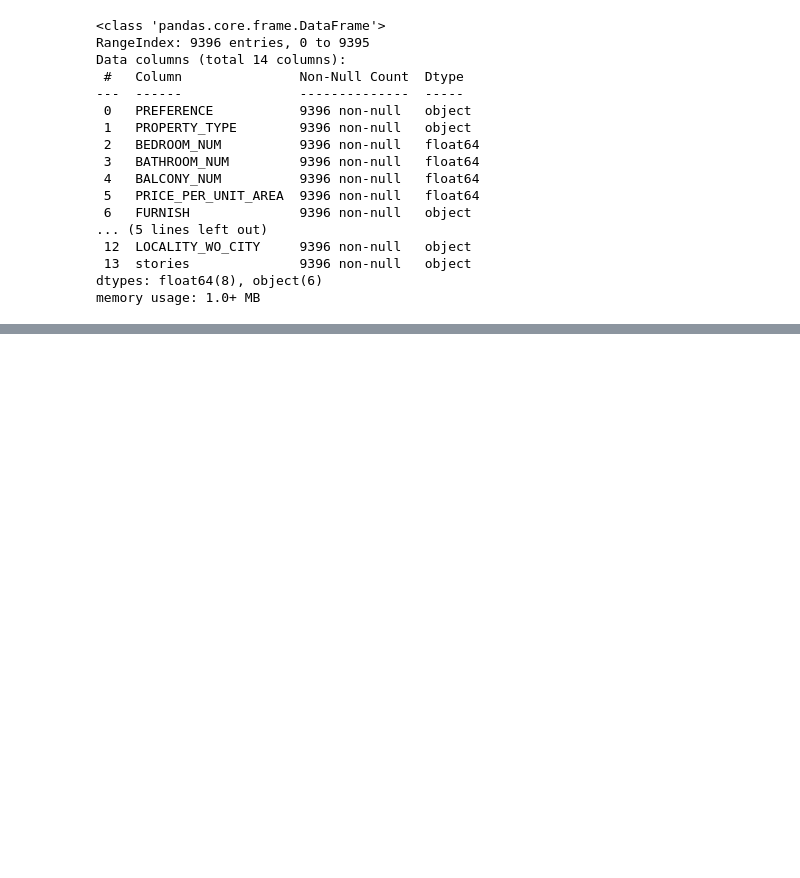
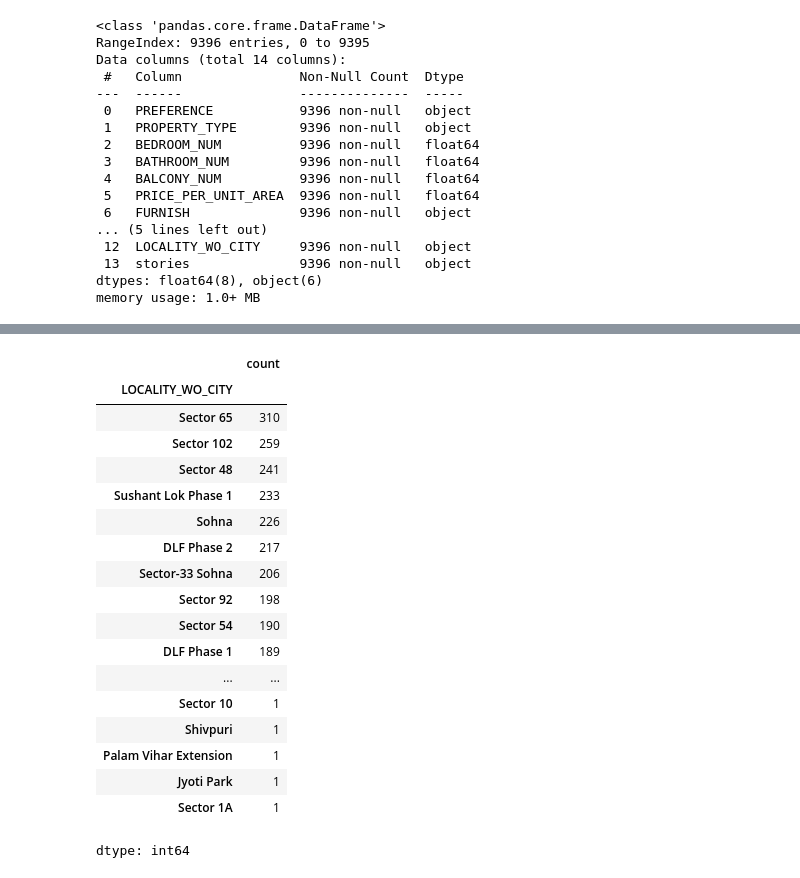
Before and after one commit to Diggi14/project_Property2, a Jupyter notebook: Data_filling.ipynb, the cells around one changed output, grey strips where cells are left out. Saved outputs shown, nothing was run; the diff lists cells and outputs as text; code cells hidden in the pictures; blank space fills up the shorter version.

```diff
--- a/Data_filling.ipynb
+++ b/Data_filling.ipynb
@@ -146,0 +264,9 @@ memory usage: 1.0+ MB
+# %%
+ind=df[df['LOCALITY_WO_CITY'].str.contains('Sector - 33, Sohna,')].index
+df.loc[ind,'LOCALITY_WO_CITY']=df.loc[ind,'LOCALITY_WO_CITY'].str.replace('Sector - 33, Sohna,','Sector-33 Sohna')
+# %%
+ind=df[df['LOCALITY_WO_CITY'].str.contains('gwal Pahari')].index
+df.loc[ind,'LOCALITY_WO_CITY']=df.loc[ind,'LOCALITY_WO_CITY'].str.replace('g','G')
+# %%
+ind=df[df['LOCALITY_WO_CITY'].str.contains('oasis')].index
+df.loc[ind,'LOCALITY_WO_CITY']=df.loc[ind,'LOCALITY_WO_CITY'].str.replace('emaar uarban oasis','')
@@ -146,0 +275,24 @@ memory usage: 1.0+ MB
+# %%
+df['LOCALITY_WO_CITY']=df['LOCALITY_WO_CITY'].str.strip()
+# %%
+df['LOCALITY_WO_CITY'].value_counts()
+# %% [output]
+|  | count |
+| LOCALITY_WO_CITY |  |
+| Sector 65 | 310 |
+| Sector 102 | 259 |
+| Sector 48 | 241 |
+| Sushant Lok Phase 1 | 233 |
+| Sohna | 226 |
+| DLF Phase 2 | 217 |
+| Sector-33 Sohna | 206 |
+| Sector 92 | 198 |
+| Sector 54 | 190 |
+| DLF Phase 1 | 189 |
+| ... | ... |
+| Sector 10 | 1 |
+| Shivpuri | 1 |
+| Palam Vihar Extension | 1 |
+| Jyoti Park | 1 |
+| Sector 1A | 1 |
+dtype: int64
```
Also changed, not shown: parts of 29 cells of this notebook.
